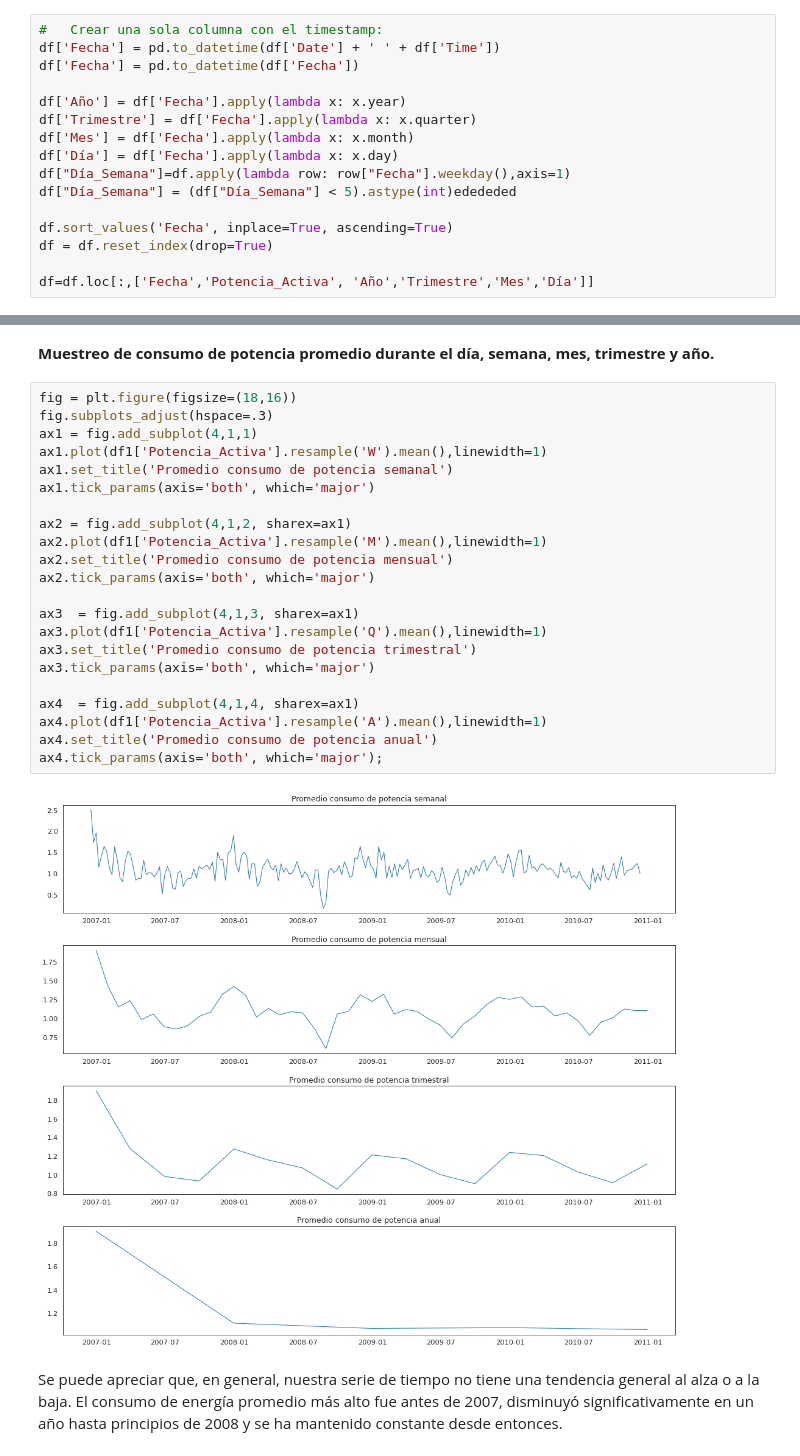
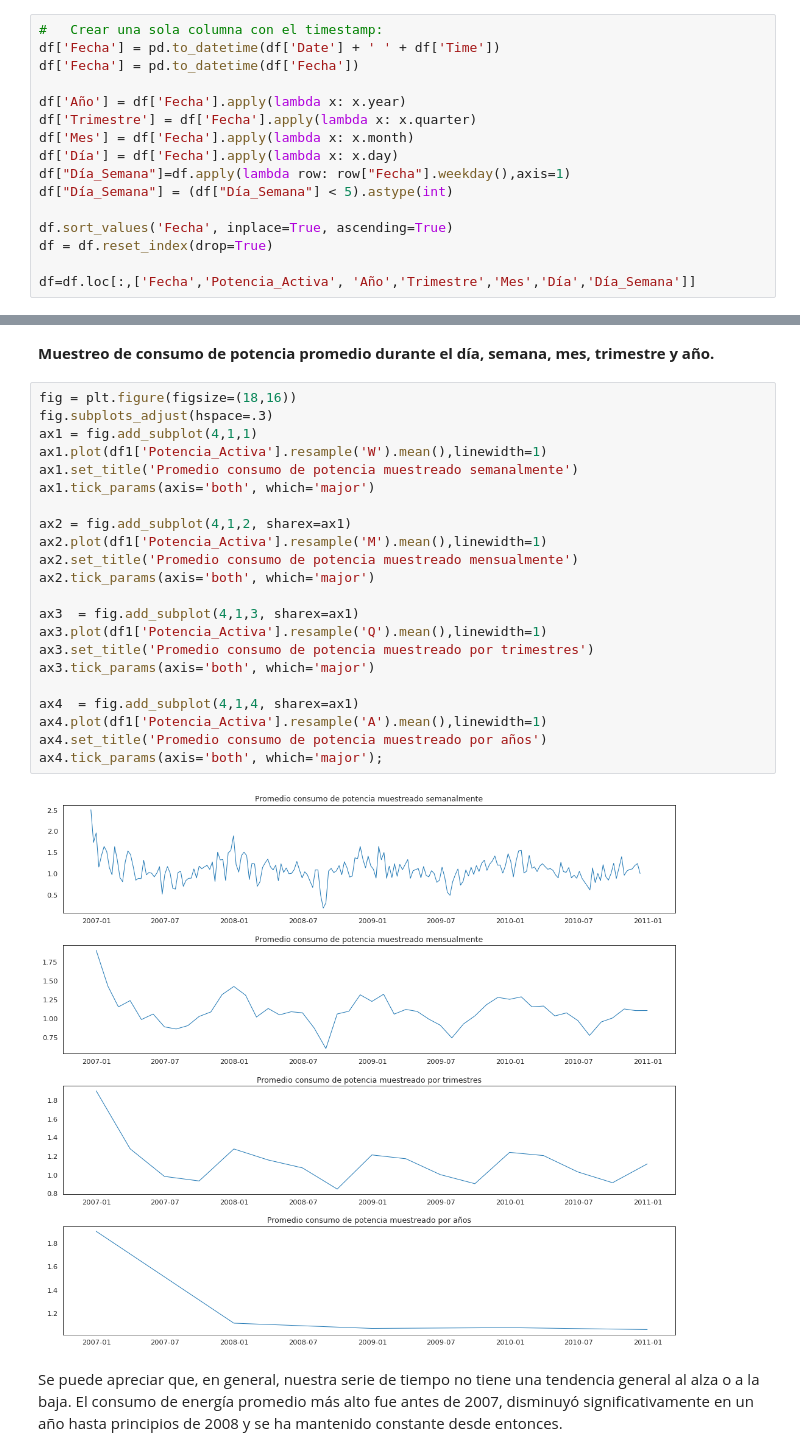
Before and after one commit to XLDiaz/MLearning_HEConsumption, a Jupyter notebook: Limpieza_de_Datos_y_Visualizaciones.ipynb, the cells around one changed output, grey strips where cells are left out. Cells and saved outputs as stored; diff of their text form.

```diff
--- a/Limpieza_de_Datos_y_Visualizaciones.ipynb
+++ b/Limpieza_de_Datos_y_Visualizaciones.ipynb
@@ -74,9 +74,9 @@ df['Trimestre'] = df['Fecha'].apply(lambda x: x.quarter)
 df['Mes'] = df['Fecha'].apply(lambda x: x.month)
 df['Día'] = df['Fecha'].apply(lambda x: x.day)
 df["Día_Semana"]=df.apply(lambda row: row["Fecha"].weekday(),axis=1)
-df["Día_Semana"] = (df["Día_Semana"] < 5).astype(int)edededed
+df["Día_Semana"] = (df["Día_Semana"] < 5).astype(int)
 
 df.sort_values('Fecha', inplace=True, ascending=True)
 df = df.reset_index(drop=True)
 
-df=df.loc[:,['Fecha','Potencia_Activa', 'Año','Trimestre','Mes','Día']]
+df=df.loc[:,['Fecha','Potencia_Activa', 'Año','Trimestre','Mes','Día','Día_Semana']]
@@ -205,26 +207,26 @@ plt.show()
 # %%
 fig = plt.figure(figsize=(18,16))
 fig.subplots_adjust(hspace=.3)
 ax1 = fig.add_subplot(4,1,1)
 ax1.plot(df1['Potencia_Activa'].resample('W').mean(),linewidth=1)
-ax1.set_title('Promedio consumo de potencia semanal')
+ax1.set_title('Promedio consumo de potencia muestreado semanalmente')
 ax1.tick_params(axis='both', which='major')
 
 ax2 = fig.add_subplot(4,1,2, sharex=ax1)
 ax2.plot(df1['Potencia_Activa'].resample('M').mean(),linewidth=1)
-ax2.set_title('Promedio consumo de potencia mensual')
+ax2.set_title('Promedio consumo de potencia muestreado mensualmente')
 ax2.tick_params(axis='both', which='major')
 
 ax3  = fig.add_subplot(4,1,3, sharex=ax1)
 ax3.plot(df1['Potencia_Activa'].resample('Q').mean(),linewidth=1)
-ax3.set_title('Promedio consumo de potencia trimestral')
+ax3.set_title('Promedio consumo de potencia muestreado por trimestres')
 ax3.tick_params(axis='both', which='major')
 
 ax4  = fig.add_subplot(4,1,4, sharex=ax1)
 ax4.plot(df1['Potencia_Activa'].resample('A').mean(),linewidth=1)
-ax4.set_title('Promedio consumo de potencia anual')
+ax4.set_title('Promedio consumo de potencia muestreado por años')
 ax4.tick_params(axis='both', which='major');
 # %% [output]
-[figure, old version]
+[figure, new version]
 # %% [markdown]
 Se puede apreciar que, en general, nuestra serie de tiempo no tiene una tendencia general al alza o a la baja. El consumo de energía promedio más alto fue antes de 2007, disminuyó significativamente en un año hasta principios de 2008 y se ha mantenido constante desde entonces.
```
Also changed, not shown: parts of 21 cells of this notebook.
